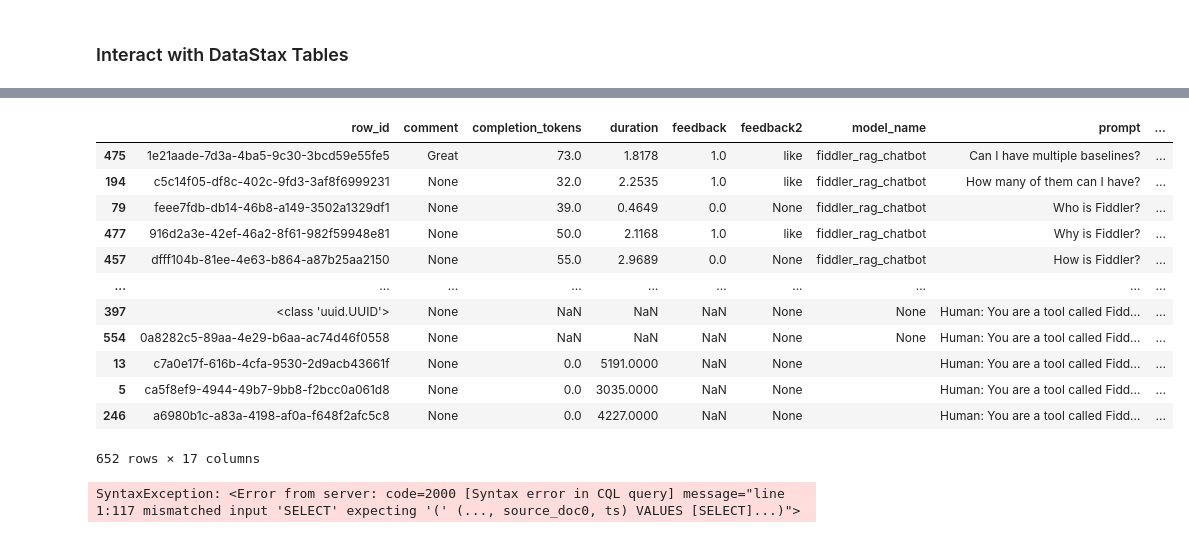
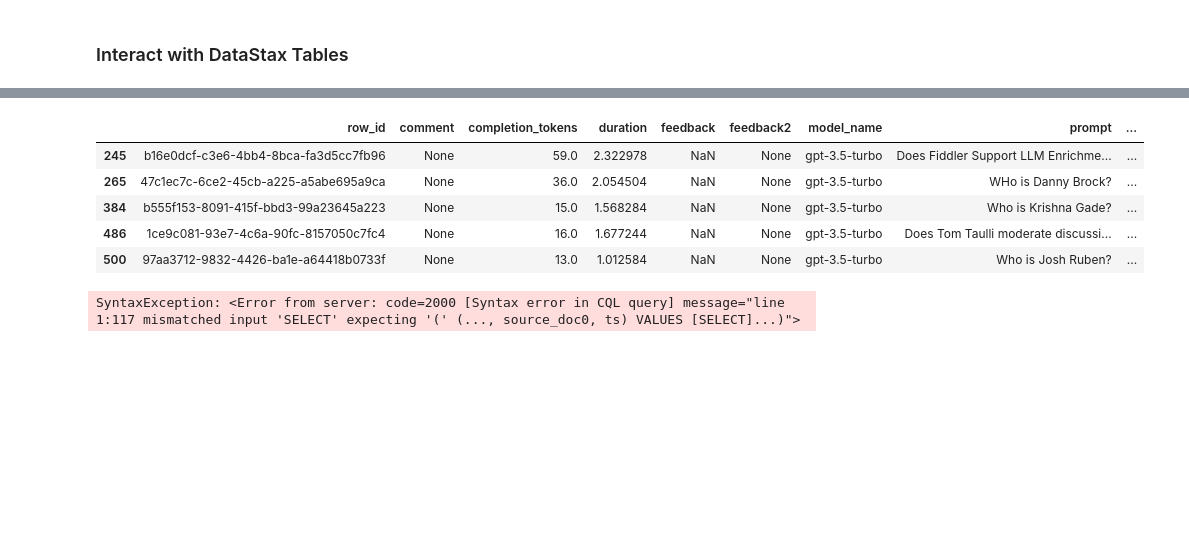
Before and after one commit to fiddler-labs/fiddler-chatbot, a Jupyter notebook: query_cassandra.ipynb, the cells around one changed output, grey strips where cells are left out. Cells and saved outputs as stored; diff of their text form; code cells hidden in the pictures; blank space fills up the shorter version.

```diff
--- a/query_cassandra.ipynb
+++ b/query_cassandra.ipynb
@@ -77,23 +70,18 @@ df
+# %%
+pd.set_option('display.max_colwidth', None)
 # %%
-rows = session.execute('SELECT * FROM fiddler_chatbot_ledger')
+rows = session.execute("SELECT * FROM fiddler_chatbot_ledger")
 
 df = rows._current_rows
-df = df.sort_values(by=['ts'])
-df
+df = df.sort_values(by=['ts'], ascending=False)
+df.head(5)
 # %% [output]
 |  | row_id | comment | completion_tokens | duration | feedback | feedback2 | model_name | prompt | ... |
-| 475 | 1e21aade-7d3a-4ba5-9c30-3bcd59e55fe5 | Great | 73.0 | 1.8178 | 1.0 | like | fiddler_rag_chatbot | Can I have multiple baselines? | ... |
-| 194 | c5c14f05-df8c-402c-9fd3-3af8f6999231 | None | 32.0 | 2.2535 | 1.0 | like | fiddler_rag_chatbot | How many of them can I have? | ... |
-| 79 | feee7fdb-db14-46b8-a149-3502a1329df1 | None | 39.0 | 0.4649 | 0.0 | None | fiddler_rag_chatbot | Who is Fiddler? | ... |
-| 477 | 916d2a3e-42ef-46a2-8f61-982f59948e81 | None | 50.0 | 2.1168 | 1.0 | like | fiddler_rag_chatbot | Why is Fiddler? | ... |
-| 457 | dfff104b-81ee-4e63-b864-a87b25aa2150 | None | 55.0 | 2.9689 | 0.0 | None | fiddler_rag_chatbot | How is Fiddler? | ... |
-| ... | ... | ... | ... | ... | ... | ... | ... | ... | ... |
-| 397 | <class 'uuid.UUID'> | None | NaN | NaN | NaN | None | None | Human: You are a tool called Fidd... | ... |
-| 554 | 0a8282c5-89aa-4e29-b6aa-ac74d46f0558 | None | NaN | NaN | NaN | None | None | Human: You are a tool called Fidd... | ... |
-| 13 | c7a0e17f-616b-4cfa-9530-2d9acb43661f | None | 0.0 | 5191.0000 | NaN | None |  | Human: You are a tool called Fidd... | ... |
-| 5 | ca5f8ef9-4944-49b7-9bb8-f2bcc0a061d8 | None | 0.0 | 3035.0000 | NaN | None |  | Human: You are a tool called Fidd... | ... |
-| 246 | a6980b1c-a83a-4198-af0a-f648f2afc5c8 | None | 0.0 | 4227.0000 | NaN | None |  | Human: You are a tool called Fidd... | ... |
+| 245 | b16e0dcf-c3e6-4bb4-8bca-fa3d5cc7fb96 | None | 59.0 | 2.322978 | NaN | None | gpt-3.5-turbo | Does Fiddler Support LLM Enrichme... | ... |
+| 265 | 47c1ec7c-6ce2-45cb-a225-a5abe695a9ca | None | 36.0 | 2.054504 | NaN | None | gpt-3.5-turbo | WHo is Danny Brock? | ... |
+| 384 | b555f153-8091-415f-bbd3-99a23645a223 | None | 15.0 | 1.568284 | NaN | None | gpt-3.5-turbo | Who is Krishna Gade? | ... |
+| 486 | 1ce9c081-93e7-4c6a-90fc-8157050c7fc4 | None | 16.0 | 1.677244 | NaN | None | gpt-3.5-turbo | Does Tom Taulli moderate discussi... | ... |
+| 500 | 97aa3712-9832-4426-ba1e-a64418b0733f | None | 13.0 | 1.012584 | NaN | None | gpt-3.5-turbo | Who is Josh Ruben? | ... |
-652 rows × 17 columns
 # %%
 #rows = session.execute('INSERT INTO fiddler_chatbot_ledger (row_id, session_id, comment, feedback, prompt, response, source_doc0, ts) VALUES SELECT row_id, session_id, comment, feedback, question, response, source_docs, ts FROM fiddler_chatbot_history')
 rows = session.execute('SELECT row_id, session_id, comment, feedback, question, response, source_docs, ts FROM fiddler_chatbot_history')
```
Also changed, not shown: parts of 5 cells of this notebook, 1 other file.
